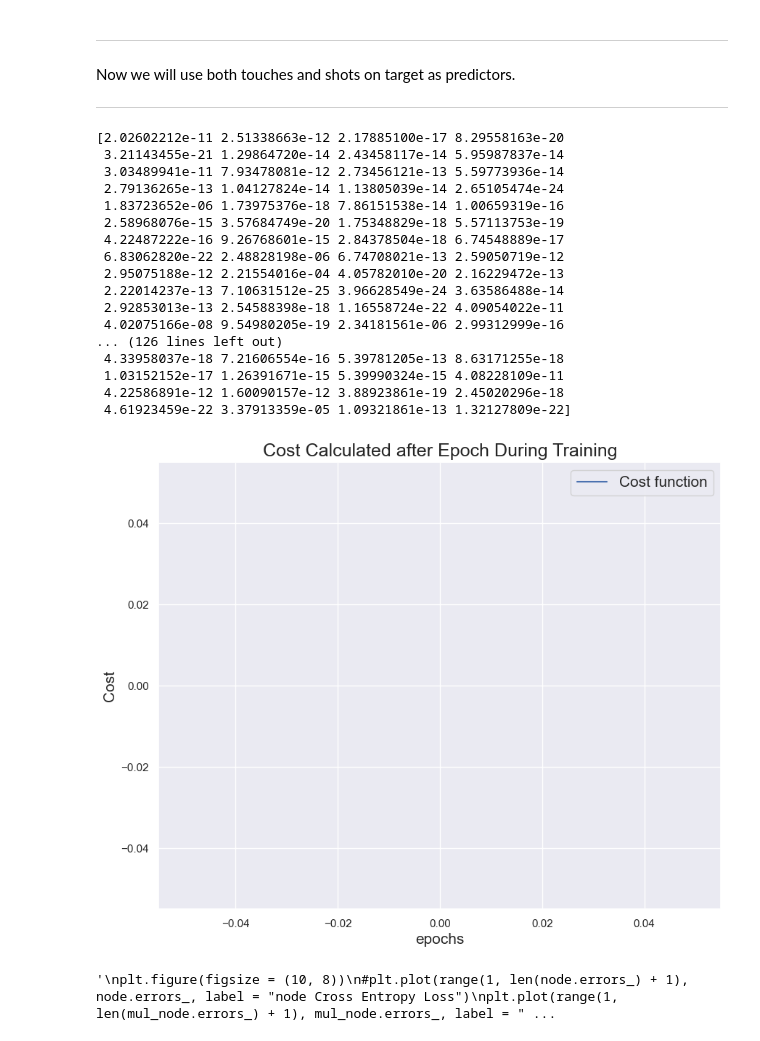
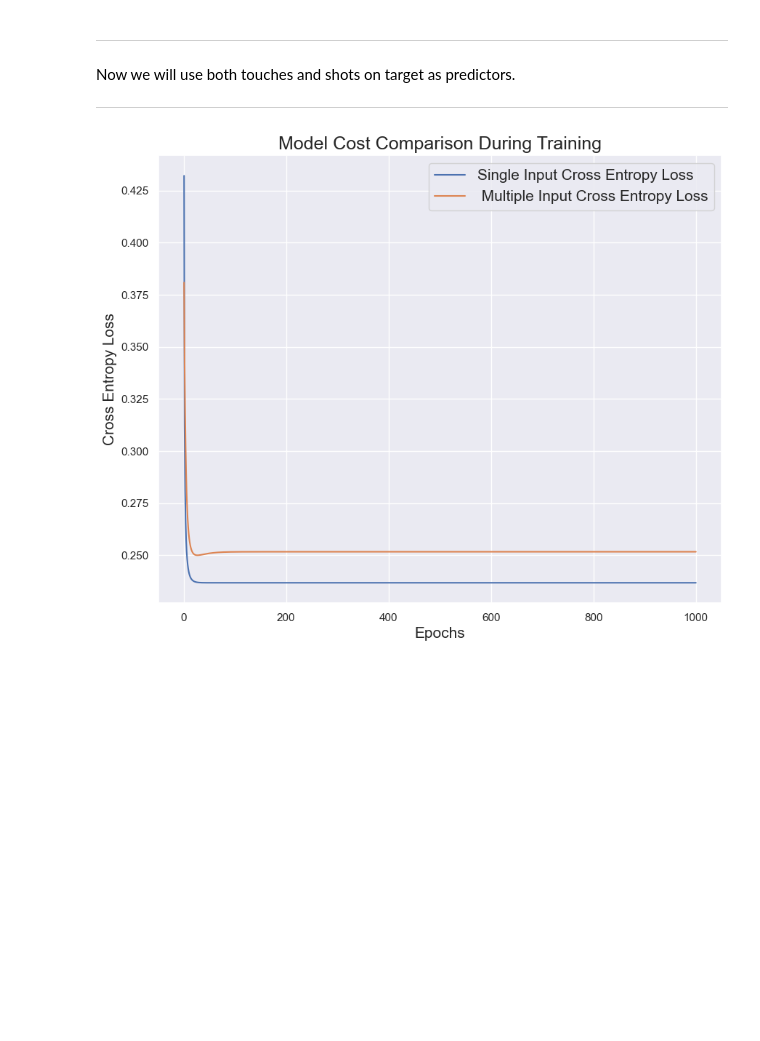
Before and after one commit to pstern17/INDE-577, a Jupyter notebook: 1. Supervised Learning/1.3. Logistic Regression/logistic_regression.ipynb, the cells around one changed output. Saved outputs shown, nothing was run; the diff lists cells and outputs as text; code cells hidden in the pictures; blank space fills up the shorter version.

```diff
--- a/1. Supervised Learning/1.3. Logistic Regression/logistic_regression.ipynb
+++ b/1. Supervised Learning/1.3. Logistic Regression/logistic_regression.ipynb
@@ -252,10 +256,10 @@ Let's get the prediction error using perceptron. Do we even need logistic regres
 ptron = Perceptron(epochs = 500)
 
 # Train the model.
-ptron.train(train_shots, train_r1)
+ptron.train(train_shots.reshape(-1,1), train_r1)
 
 # Predict make predictions based on training.
-y_hat = ptron.predict(test_shots)
+y_hat = ptron.predict(test_shots.reshape(-1,1))
 
 # Compare our predictions with reality.
 sum = 0
@@ -355,0 +398,6 @@ node.train(x, y, alpha = 0.01, epochs = 2000)
+# %%
+# Instantiate the mdoel.
+node = SingleNeuron(sigmoid, cross_entropy_loss)
+
+# Train the model.
+node.train(train_shots.reshape(-1,1), train_r1, alpha = 0.01, epochs = 1000)
@@ -399,43 +466,19 @@ Now we will use both touches and shots on target as predictors.
 # %%
 # Instantiate a new single neuron.
 mul_node = SingleNeuron(sigmoid, cross_entropy_loss)
 
-# Get the predictor data.
-mul_X = soccer[['Touches','SoT']].values
+# Train the new single neuron model on the new feature vectors.
+mul_node.train(train_p, train_r, alpha = 0.01, epochs = 1000)
 
-# Train the new single neuron model on the new feature vectors.
-mul_node.train(mul_X, y, alpha = 0.01, epochs = 100)
-
-print(mul_node.predict(mul_X))
-
-'''
+# Plot the cost function.
 plt.figure(figsize = (10, 8))
-#plt.plot(range(1, len(node.errors_) + 1), node.errors_, label = "node Cross Entropy Loss")
-plt.plot(range(1, len(mul_node.errors_) + 1), mul_node.errors_, label = " mul_node Cross Entropy Loss")
-plt.xlabel("epochs", fontsize = 15)
+plt.plot(range(1, len(node.errors_) + 1), node.errors_, label = "Single Input Cross Entropy Loss")
+plt.plot(range(1, len(mul_node.errors_) + 1), mul_node.errors_, label = " Multiple Input Cross Entropy Loss")
+plt.xlabel("Epochs", fontsize = 15)
 plt.ylabel("Cross Entropy Loss", fontsize = 15)
 plt.legend(fontsize = 15)
 plt.title("Model Cost Comparison During Training", fontsize = 18)
 
 plt.show()
-'''
 # %% [output]
-[2.02602212e-11 2.51338663e-12 2.17885100e-17 8.29558163e-20
- 3.21143455e-21 1.29864720e-14 2.43458117e-14 5.95987837e-14
- 3.03489941e-11 7.93478081e-12 2.73456121e-13 5.59773936e-14
- 2.79136265e-13 1.04127824e-14 1.13805039e-14 2.65105474e-24
- 1.83723652e-06 1.73975376e-18 7.86151538e-14 1.00659319e-16
- 2.58968076e-15 3.57684749e-20 1.75348829e-18 5.57113753e-19
- 4.22487222e-16 9.26768601e-15 2.84378504e-18 6.74548889e-17
- 6.83062820e-22 2.48828198e-06 6.74708021e-13 2.59050719e-12
- 2.95075188e-12 2.21554016e-04 4.05782010e-20 2.16229472e-13
- 2.22014237e-13 7.10631512e-25 3.96628549e-24 3.63586488e-14
- 2.92853013e-13 2.54588398e-18 1.16558724e-22 4.09054022e-11
- 4.02075166e-08 9.54980205e-19 2.34181561e-06 2.99312999e-16
-... (126 lines left out)
- 4.33958037e-18 7.21606554e-16 5.39781205e-13 8.63171255e-18
- 1.03152152e-17 1.26391671e-15 5.39990324e-15 4.08228109e-11
- 4.22586891e-12 1.60090157e-12 3.88923861e-19 2.45020296e-18
- 4.61923459e-22 3.37913359e-05 1.09321861e-13 1.32127809e-22]
-[figure, old version]
+[figure, new version]
-'\nplt.figure(figsize = (10, 8))\n#plt.plot(range(1, len(node.errors_) + 1), node.errors_, label = "node Cross Entropy Loss")\nplt.plot(range(1, len(mul_node.errors_) + 1), mul_node.errors_, label = " ...
```
Also changed, not shown: parts of 23 cells of this notebook.
